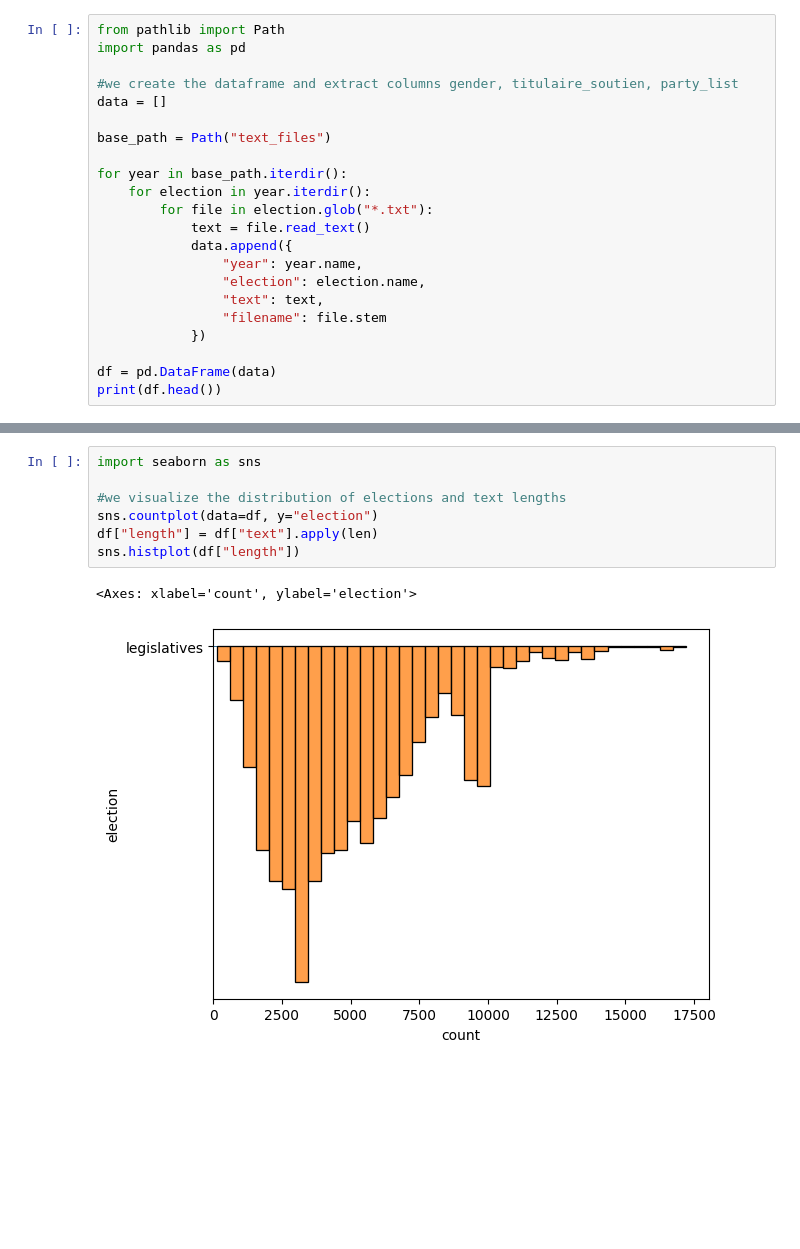
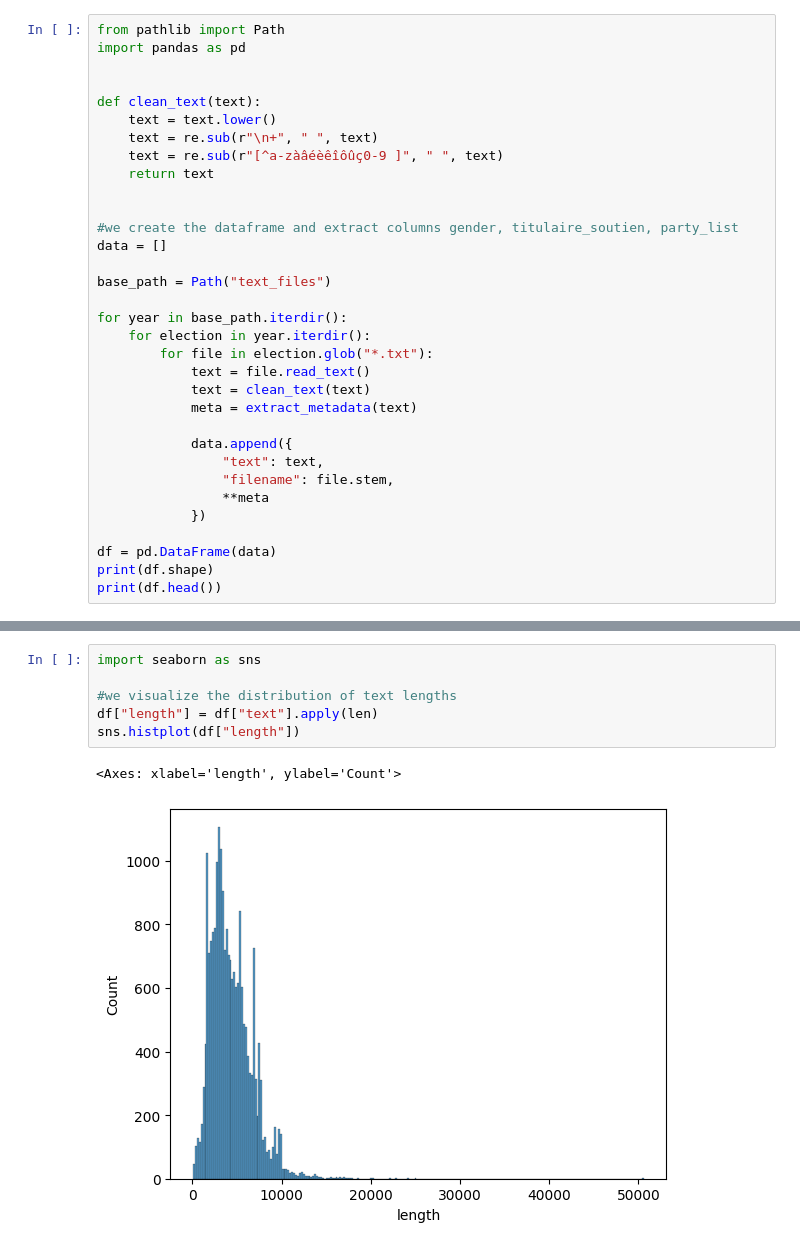
Before and after one commit to KingDonatien/NLP_donatien_roi, a Jupyter notebook: style_analysis.ipynb, the cells around one changed output, grey strips where cells are left out. Cells and saved outputs as stored; diff of their text form; blank space fills up the shorter version.

```diff
--- a/style_analysis.ipynb
+++ b/style_analysis.ipynb
@@ -1,6 +64,14 @@
 # %%
 from pathlib import Path
 import pandas as pd
+
+
+def clean_text(text):
+    text = text.lower()
+    text = re.sub(r"\n+", " ", text)
+    text = re.sub(r"[^a-zàâéèêîôûç0-9 ]", " ", text)
+    return text
+
 
 #we create the dataframe and extract columns gender, titulaire_soutien, party_list
 data = []
@@ -11,13 +82,16 @@ for year in base_path.iterdir():
     for election in year.iterdir():
         for file in election.glob("*.txt"):
             text = file.read_text()
+            text = clean_text(text)
+            meta = extract_metadata(text)
+
             data.append({
-                "year": year.name,
-                "election": election.name,
                 "text": text,
-                "filename": file.stem
+                "filename": file.stem,
+                **meta
             })
 
 df = pd.DataFrame(data)
+print(df.shape)
 print(df.head())
 # %% [output]
@@ -37,13 +115,12 @@ print(df.head())
 # %%
 import seaborn as sns
 
-#we visualize the distribution of elections and text lengths
-sns.countplot(data=df, y="election")
+#we visualize the distribution of text lengths
 df["length"] = df["text"].apply(len)
 sns.histplot(df["length"])
 # %% [output]
-<Axes: xlabel='count', ylabel='election'>
+<Axes: xlabel='length', ylabel='Count'>
-[figure, old version]
+[figure, new version]
 # %%
 #detecting gender style
 from sklearn.feature_extraction.text import TfidfVectorizer
```
Also changed, not shown: parts of 6 cells of this notebook.
